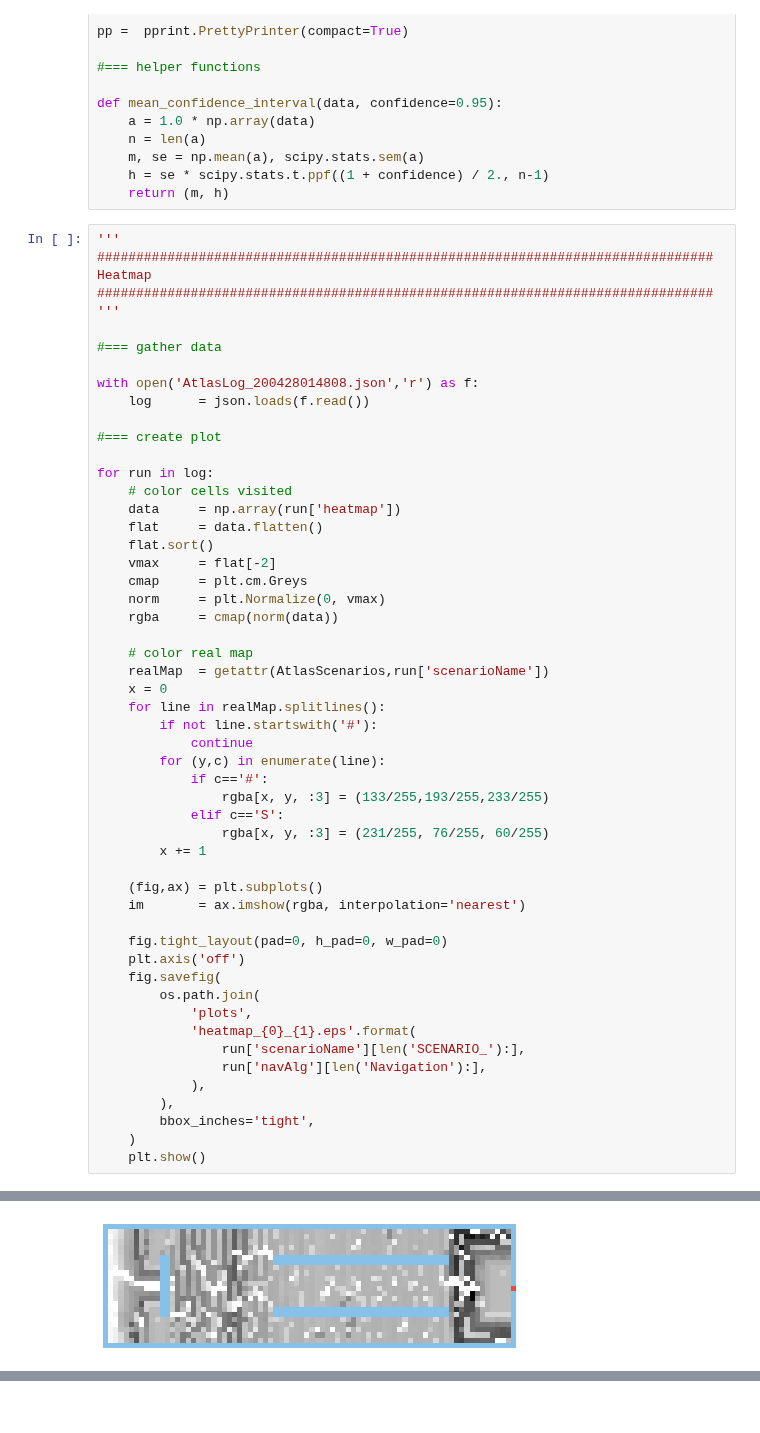
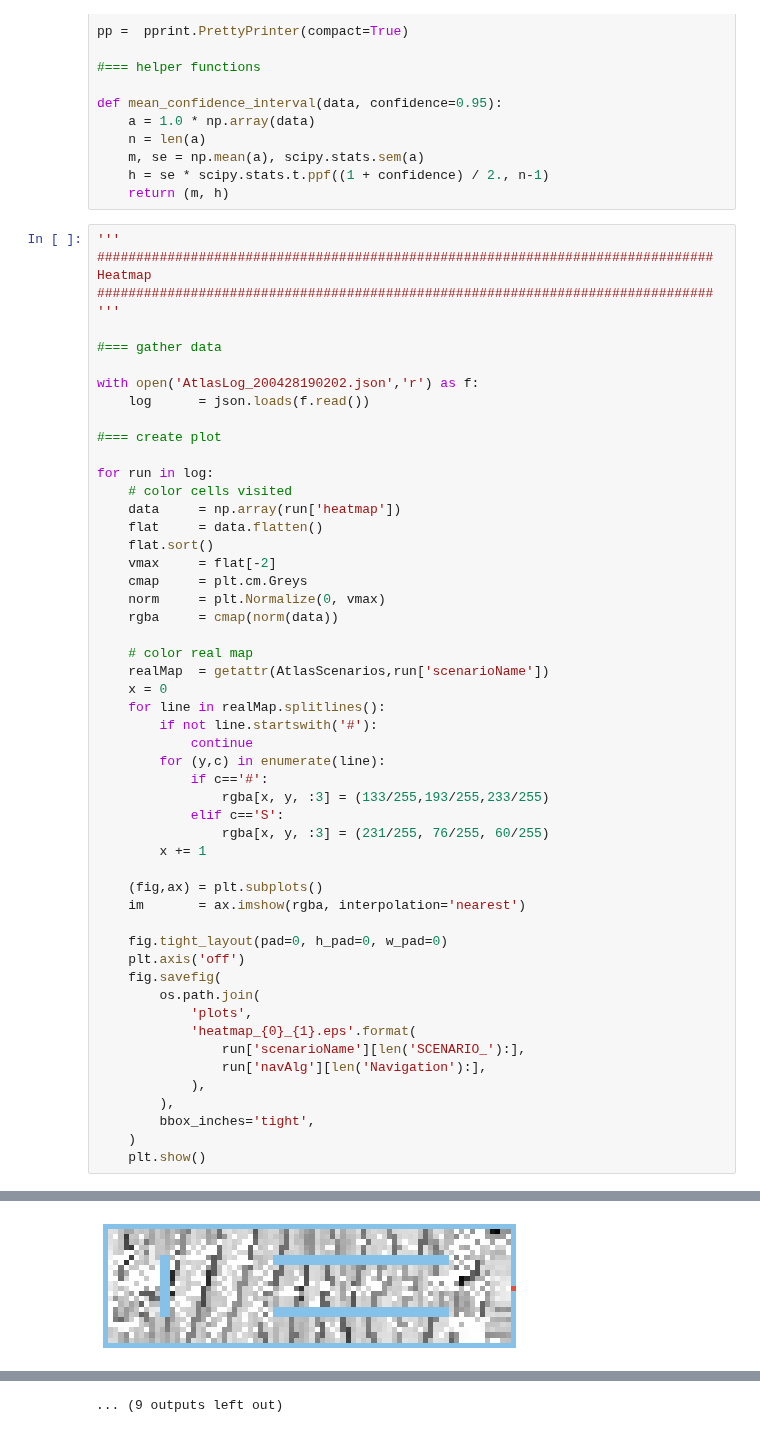
Before and after one commit to openwsn-berkeley/Atlas, a Jupyter notebook: DrawResults.ipynb, the cells around one changed output, grey strips where cells are left out. Saved outputs shown, nothing was run; the diff lists cells and outputs as text.

Commit message:
#29. reordering tests. Update plot.

```diff
--- a/DrawResults.ipynb
+++ b/DrawResults.ipynb
@@ -30,7 +30,7 @@ Heatmap
 
 #=== gather data
 
-with open('AtlasLog_200428014808.json','r') as f:
+with open('AtlasLog_200428190202.json','r') as f:
     log      = json.loads(f.read())
 
 #=== create plot
@@ -82 +82 @@ for run in log:
-[figure, old version]
+[figure, new version]
@@ -90,3 +90,4 @@ for run in log:
+... (9 outputs left out)
 # %%
 '''
 ###############################################################################
```
Also changed, not shown: parts of 3 cells of this notebook, 1 other file.
